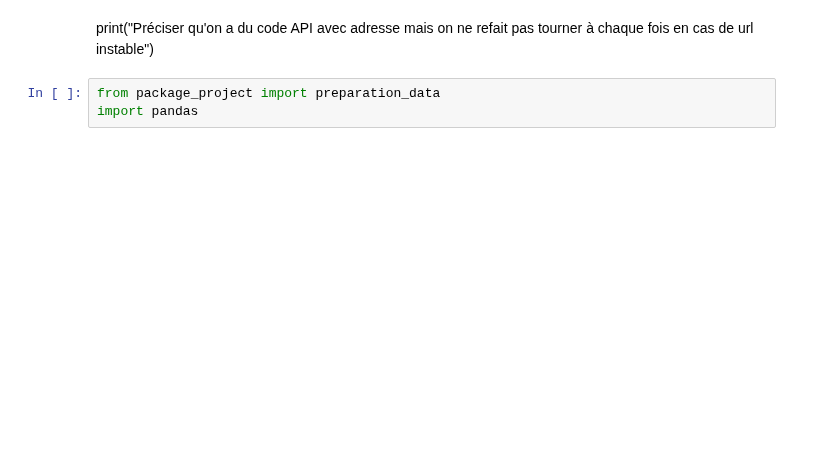
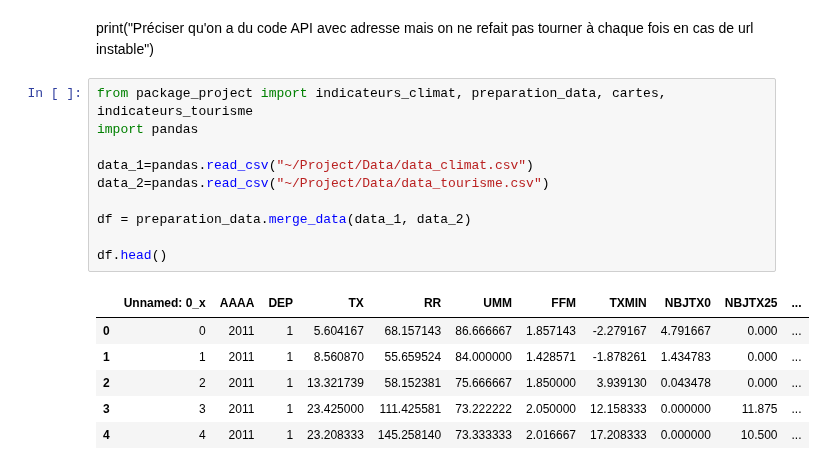
Before and after one commit to Manonchvllr/Project, a Jupyter notebook: src/rapport.ipynb, the cells around one changed output. Cells and saved outputs as stored; diff of their text form; blank space fills up the shorter version.

```diff
--- a/src/rapport.ipynb
+++ b/src/rapport.ipynb
@@ -1,5 +1,19 @@
 # %% [markdown]
  print("Préciser qu'on a du code API avec adresse mais on ne refait pas tourner à chaque fois en cas de url instable")
 # %%
-from package_project import preparation_data
+from package_project import indicateurs_climat, preparation_data, cartes, indicateurs_tourisme
 import pandas
+
+data_1=pandas.read_csv("~/Project/Data/data_climat.csv")
+data_2=pandas.read_csv("~/Project/Data/data_tourisme.csv")
+
+df = preparation_data.merge_data(data_1, data_2)
+
+df.head()
+# %% [output]
+|  | Unnamed: 0_x | AAAA | DEP | TX | RR | UMM | FFM | TXMIN | NBJTX0 | NBJTX25 | ... |
+| 0 | 0 | 2011 | 1 | 5.604167 | 68.157143 | 86.666667 | 1.857143 | -2.279167 | 4.791667 | 0.000 | ... |
+| 1 | 1 | 2011 | 1 | 8.560870 | 55.659524 | 84.000000 | 1.428571 | -1.878261 | 1.434783 | 0.000 | ... |
+| 2 | 2 | 2011 | 1 | 13.321739 | 58.152381 | 75.666667 | 1.850000 | 3.939130 | 0.043478 | 0.000 | ... |
+| 3 | 3 | 2011 | 1 | 23.425000 | 111.425581 | 73.222222 | 2.050000 | 12.158333 | 0.000000 | 11.875 | ... |
+| 4 | 4 | 2011 | 1 | 23.208333 | 145.258140 | 73.333333 | 2.016667 | 17.208333 | 0.000000 | 10.500 | ... |
```
Also changed, not shown: parts of 6 cells of this notebook, 5 other files.
